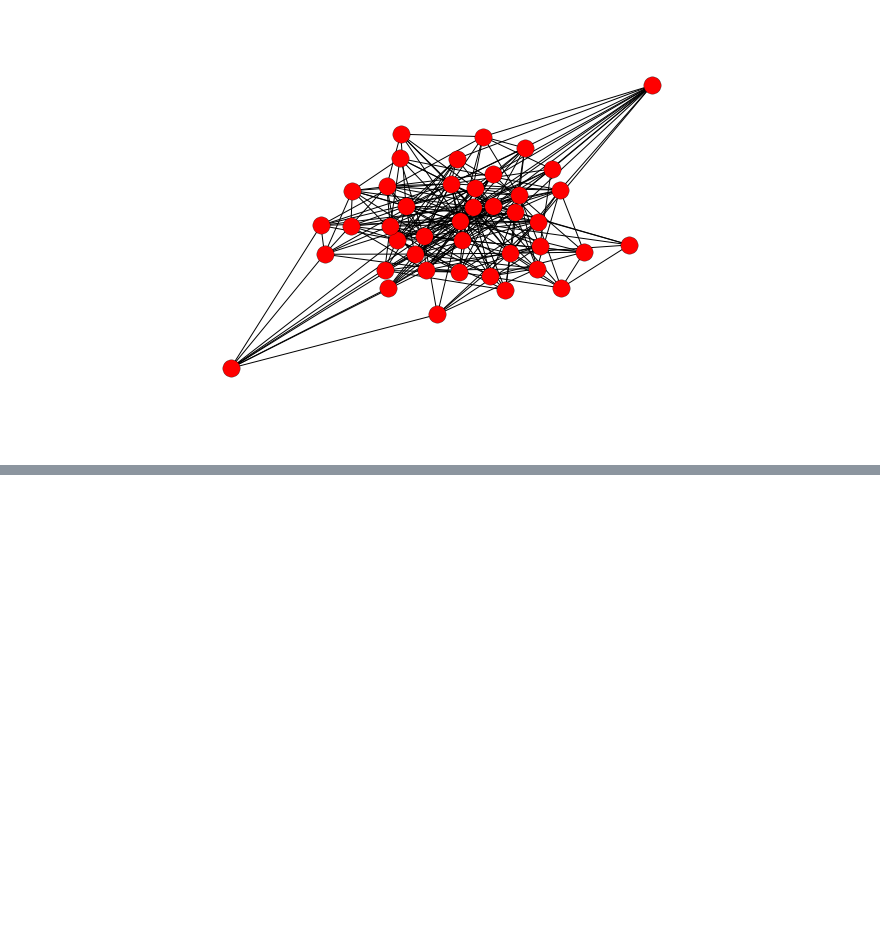
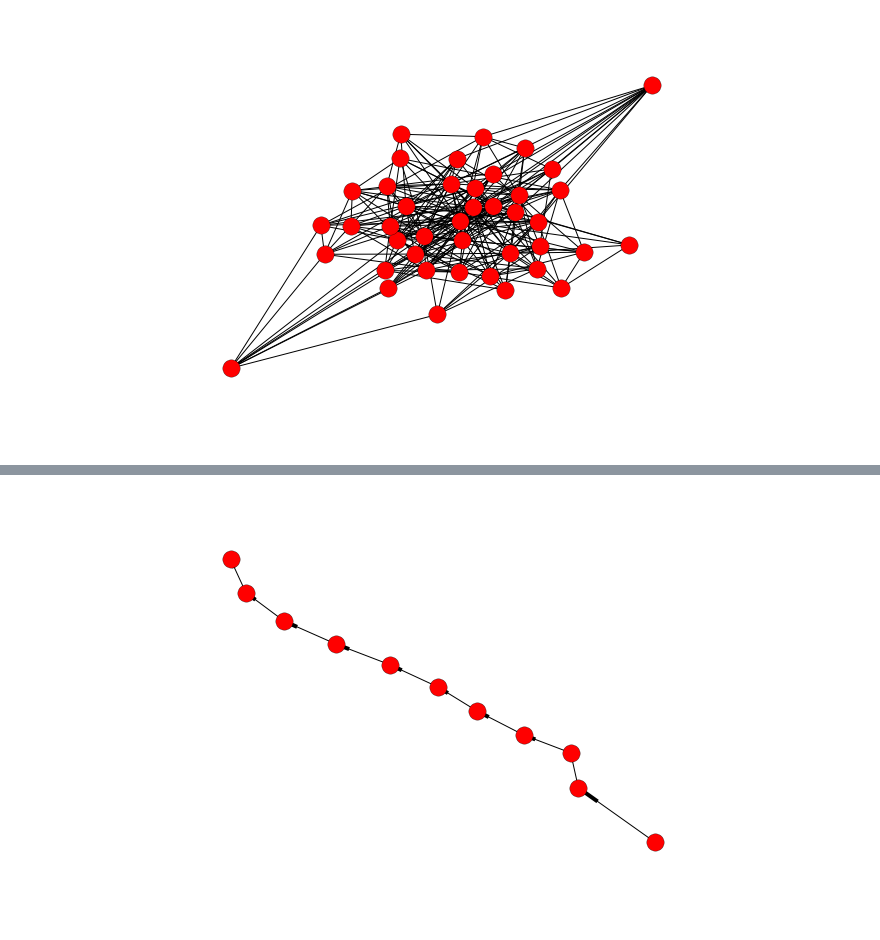
Before and after one commit to lcdm-uiuc/info490-sp16, a Jupyter notebook: Week10/notebooks/intro2na-ga.ipynb, the cells around one changed output, grey strips where cells are left out. Drawn from its saved outputs; the diff is of its cells as text; code cells hidden in the pictures; blank space fills up the shorter version.

```diff
--- a/Week10/notebooks/intro2na-ga.ipynb
+++ b/Week10/notebooks/intro2na-ga.ipynb
@@ -93,0 +101,11 @@ plt.show()
+# %%
+dg = nx.DiGraph()
+dg.add_nodes_from(range(10))
+
+dg.add_weighted_edges_from([(idx, idx + 1, (idx + 1) * 10)
+                           for idx in range(dg.order())])
+
+nx.draw(dg)
+plt.show()
+# %% [output]
+[figure, added]
```
Also changed, not shown: parts of 3 cells of this notebook, 1 other file.
